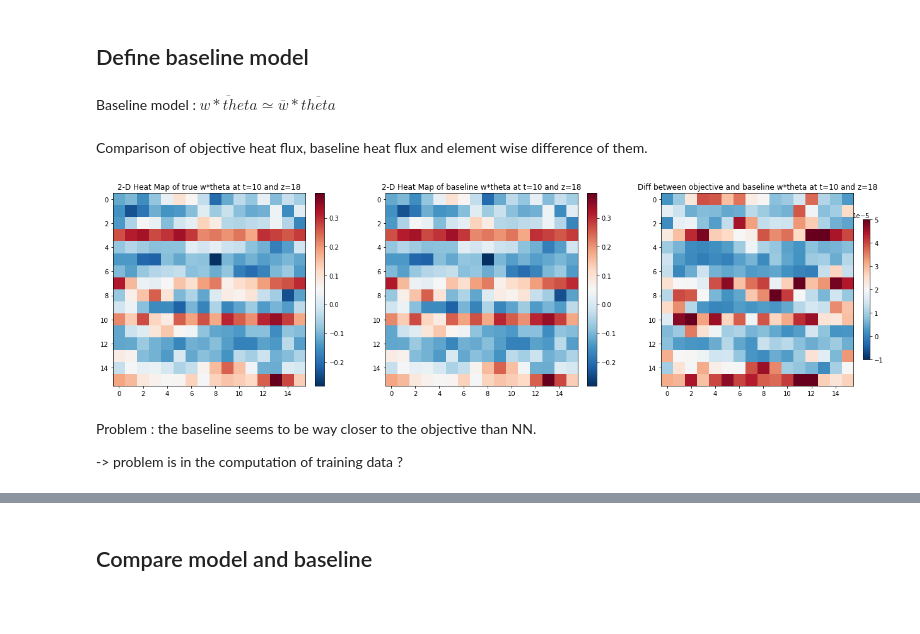
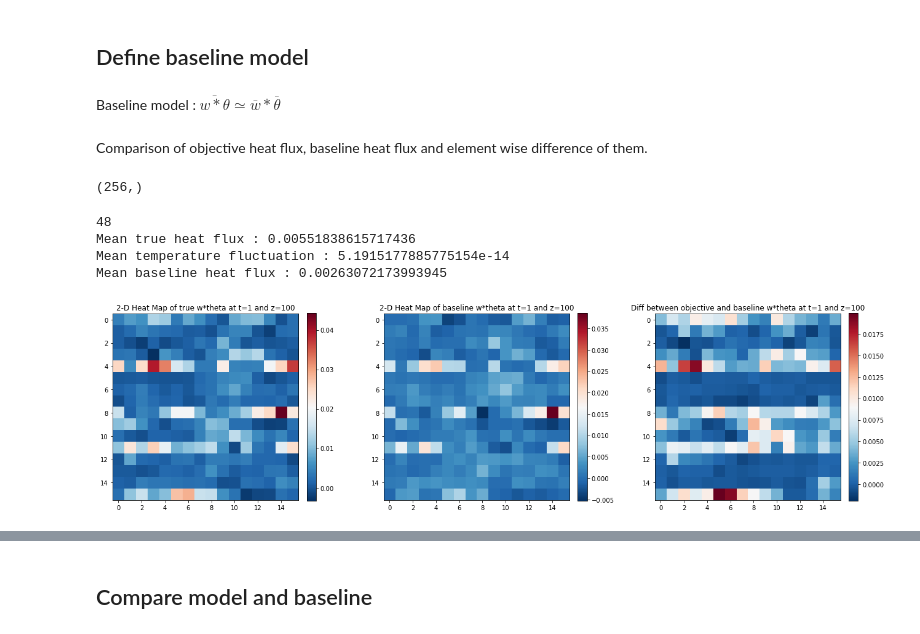
Before and after one commit to AdrienBq/Turbulence, a Jupyter notebook: explo/simple_dnn.ipynb, the cells around one changed output, grey strips where cells are left out. Cells and saved outputs as stored; diff of their text form; code cells hidden in the pictures; blank space fills up the shorter version.

```diff
--- a/explo/simple_dnn.ipynb
+++ b/explo/simple_dnn.ipynb
@@ -20,7 +20,7 @@ import torch.nn.functional as F
 ## Prepare the data
 # %%
 L = 32
-Directory = f"data/L_{L}_new"
+Directory = f"data/L_{L}"
 
 variables=['u', 'v', 'w', 'theta', 's', 'tke', 'wtheta']
 nz=376
@@ -278,40 +297,53 @@ NameError: name 'test_times' is not defined
 # %% [markdown]
 ## Define baseline model
 # %% [markdown]
-Baseline model : $\overline{w*theta} \simeq \overline{w}*\overline{theta}$
+Baseline model : $\overline{w*\theta} \simeq \overline{w}*\overline{\theta}$
 # %% [markdown]
 Comparison of objective heat flux, baseline heat flux and element wise difference of them.
+# %%
+path_data = Directory+f'/input_ds_for_simple_nn_T{test_times[t]}_L_{L}.nc'
+nc_init = nc.Dataset(path_data)
+time_ds = nc_init['sample'][:].filled()
+time_ds[:,len_in:][:,z].shape
+# %% [output]
+(256,)
 # %%
 from mpl_toolkits.axes_grid1 import make_axes_locatable
 
-z=0     # equivalent to z=18 : first alt is 18
-path_data = 'data/L_32/input_ds_for_simple_nn_T10_L_32.nc'  #'data/L_32_new/input_ds_for_simple_nn_T10_L_32.nc'
+t=0
+lz=376
+#z=100     # equivalent to z=18 : first alt is 18
+print(test_times[t])
+path_data = Directory+f'/input_ds_for_simple_nn_T{test_times[t]}_L_32.nc'  #'data/L_32_new/input_ds_for_simple_nn_T10_L_32.nc'
 nc_init = nc.Dataset(path_data)
-true_heat_flux = nc_init[f'sample'][:].filled()[:,-(4-z)].reshape(16,16)        #-(4-z) because : last 4 are wtheta, -(4-z) is wtheta at alt z
+true_heat_flux = nc_init[f'sample'][:].filled()[:,-len_out:][:,z].reshape(16,16)        #-(lz-z) because : last lz values are wtheta, -(lz-z) is wtheta at alt z
+print('Mean true heat flux :',true_heat_flux.mean())
 
-w_arr = nc_init[f'sample'][:].filled()[:,-(16-z)].reshape(16,16)
-theta_arr = nc_init[f'sample'][:].filled()[:,-(12-z)].reshape(16,16)
+w_arr = nc_init[f'sample'][:].filled()[:,2*len_out:][:,z].reshape(16,16)
+theta_arr = nc_init[f'sample'][:].filled()[:,3*len_out:][:,z].reshape(16,16)
+print('Mean temperature fluctuation :',theta_arr.mean())
 baseline_heat_flux = w_arr*theta_arr
+print('Mean baseline heat flux :',baseline_heat_flux.mean())
 
 fig,axes = plt.subplots(1,3,figsize=(18,5))
 
 im0 = axes[0].imshow(true_heat_flux , cmap = 'RdBu_r' , interpolation = 'nearest' )
 fig.colorbar(im0, ax=axes[0], orientation='vertical', fraction=0.046, pad=0.04)
-axes[0].set_title(f"2-D Heat Map of true w*theta at t={10} and z={18}")
+axes[0].set_title(f"2-D Heat Map of true w*theta at t={1} and z={z}")
 
 im1 = axes[1].imshow(baseline_heat_flux , cmap = 'RdBu_r' , interpolation = 'nearest' )
 fig.colorbar(im1, ax=axes[1], orientation='vertical', fraction=0.046, pad=0.04)
-axes[1].set_title(f"2-D Heat Map of baseline w*theta at t={10} and z={18}")
+axes[1].set_title(f"2-D Heat Map of baseline w*theta at t={1} and z={z}")
 
-im2 = axes[2].imshow(true_heat_flux - baseline_heat_flux , cmap = 'RdBu_r' , interpolation = 'nearest' , vmin=-0.00001 , vmax = 0.00005)
-fig.colorbar(im2, ax=axes[2], orientation='vertical', fraction=0.03, pad=0.04)
-axes[2].set_title(f"Diff between objective and baseline w*theta at t={10} and z={18}")
+im2 = axes[2].imshow(true_heat_flux - baseline_heat_flux , cmap = 'RdBu_r' , interpolation = 'nearest' )
+fig.colorbar(im2, ax=axes[2], orientation='vertical', fraction=0.046, pad=0.04)
+axes[2].set_title(f"Diff between objective and baseline w*theta at t={1} and z={z}")
 
 fig.tight_layout()
 plt.show()
 # %% [output]
+48
+Mean true heat flux : 0.00551838615717436
+Mean temperature fluctuation : 5.1915177885775154e-14
+Mean baseline heat flux : 0.00263072173993945
-[figure, old version]
+[figure, new version]
-# %% [markdown]
-Problem : the baseline seems to be way closer to the objective than NN.
-
--> problem is in the computation of training data ?
```
Also changed, not shown: parts of 13 cells of this notebook, 4 other files.
